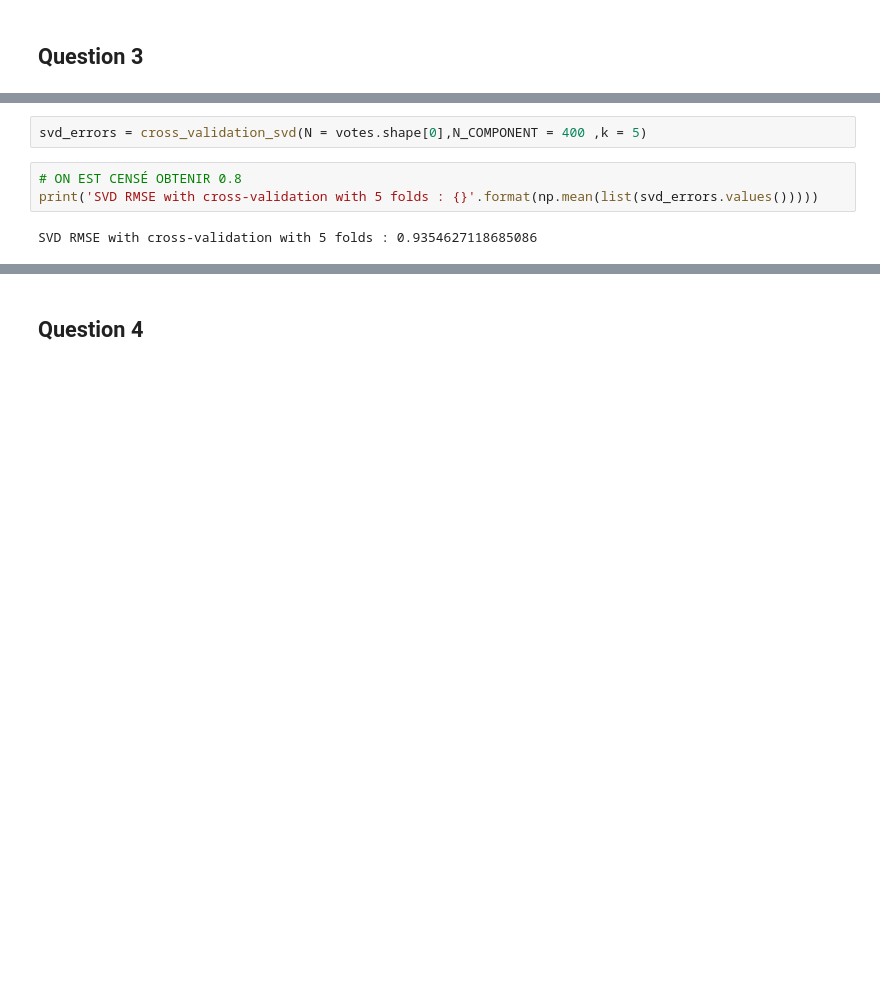
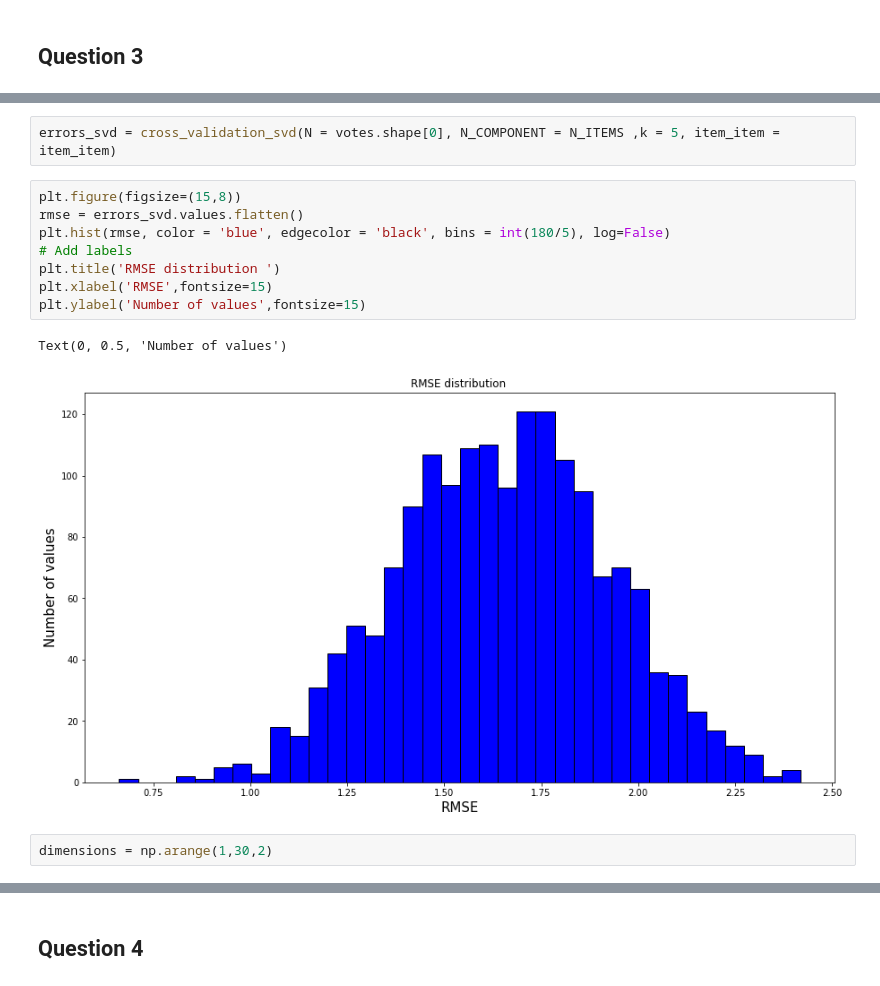
Before and after one commit to clementbernardd/LOG6308, a Jupyter notebook: TP1_groupe7.ipynb, the cells around one changed output, grey strips where cells are left out. Saved outputs shown, nothing was run; the diff lists cells and outputs as text; blank space fills up the shorter version.

```diff
--- a/TP1_groupe7.ipynb
+++ b/TP1_groupe7.ipynb
@@ -635,7 +581,15 @@ def cross_validation_svd(N, N_COMPONENT ,k = 10, item_item = item_item) :
 # %%
-svd_errors = cross_validation_svd(N = votes.shape[0],N_COMPONENT = 400 ,k = 5)
+errors_svd = cross_validation_svd(N = votes.shape[0], N_COMPONENT = N_ITEMS ,k = 5, item_item = item_item)
-# %%
-# ON EST CENSÉ OBTENIR 0.8
-print('SVD RMSE with cross-validation with 5 folds : {}'.format(np.mean(list(svd_errors.values()))))
-# %% [output]
-SVD RMSE with cross-validation with 5 folds : 0.9354627118685086
+# %%
+plt.figure(figsize=(15,8))
+rmse = errors_svd.values.flatten()
+plt.hist(rmse, color = 'blue', edgecolor = 'black', bins = int(180/5), log=False)
+# Add labels
+plt.title('RMSE distribution ')
+plt.xlabel('RMSE',fontsize=15)
+plt.ylabel('Number of values',fontsize=15)
+# %% [output]
+Text(0, 0.5, 'Number of values')
+[figure, added]
+# %%
+dimensions = np.arange(1,30,2)
```
Also changed, not shown: parts of 32 cells of this notebook.
